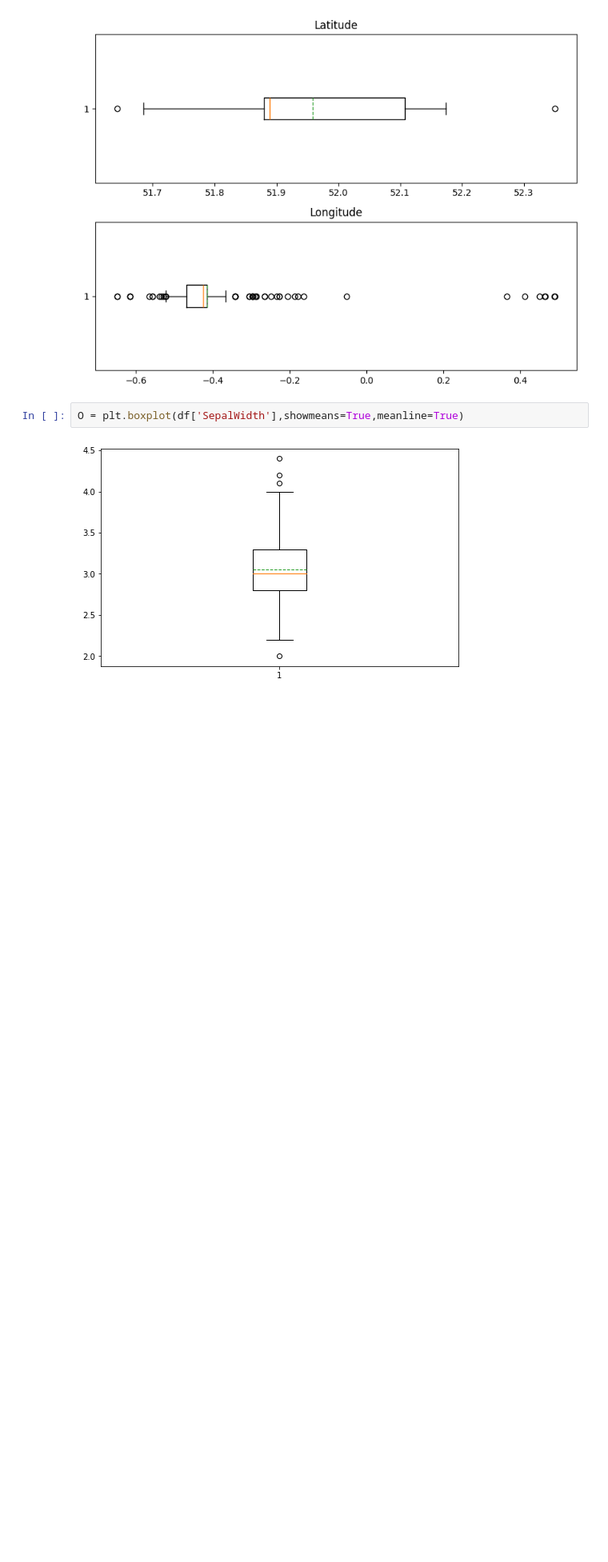
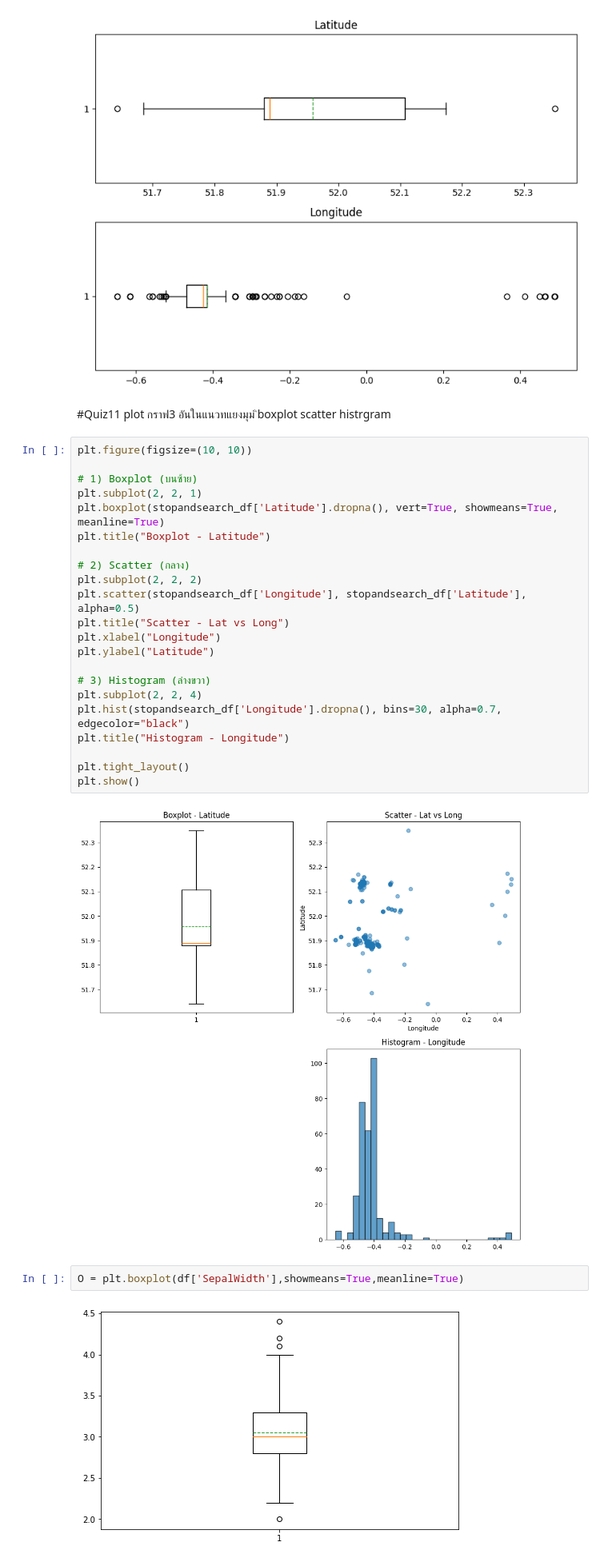
Before and after one commit to Tanny-H/dataviz2025, a Jupyter notebook: Visualize_Data_Distribution.ipynb, the cells around one changed output. Shown at 80% size. Drawn from its saved outputs; the diff is of its cells as text; blank space fills up the shorter version.

```diff
--- a/Visualize_Data_Distribution.ipynb
+++ b/Visualize_Data_Distribution.ipynb
@@ -498,6 +498,34 @@ plt.tight_layout()
 plt.show()
 # %% [output]
 [figure]
+# %% [markdown]
+#Quiz11
+plot กราฟ3 อันในแนวทแยงมุม
+ิboxplot scatter histrgram
+# %%
+plt.figure(figsize=(10, 10))
+
+# 1) Boxplot (บนซ้าย)
+plt.subplot(2, 2, 1)
+plt.boxplot(stopandsearch_df['Latitude'].dropna(), vert=True, showmeans=True, meanline=True)
+plt.title("Boxplot - Latitude")
+
+# 2) Scatter (กลาง)
+plt.subplot(2, 2, 2)
+plt.scatter(stopandsearch_df['Longitude'], stopandsearch_df['Latitude'], alpha=0.5)
+plt.title("Scatter - Lat vs Long")
+plt.xlabel("Longitude")
+plt.ylabel("Latitude")
+
+# 3) Histogram (ล่างขวา)
+plt.subplot(2, 2, 4)
+plt.hist(stopandsearch_df['Longitude'].dropna(), bins=30, alpha=0.7, edgecolor="black")
+plt.title("Histogram - Longitude")
+
+plt.tight_layout()
+plt.show()
+# %% [output]
+[figure, added]
 # %%
 O = plt.boxplot(df['SepalWidth'],showmeans=True,meanline=True)
 # %% [output]
```
